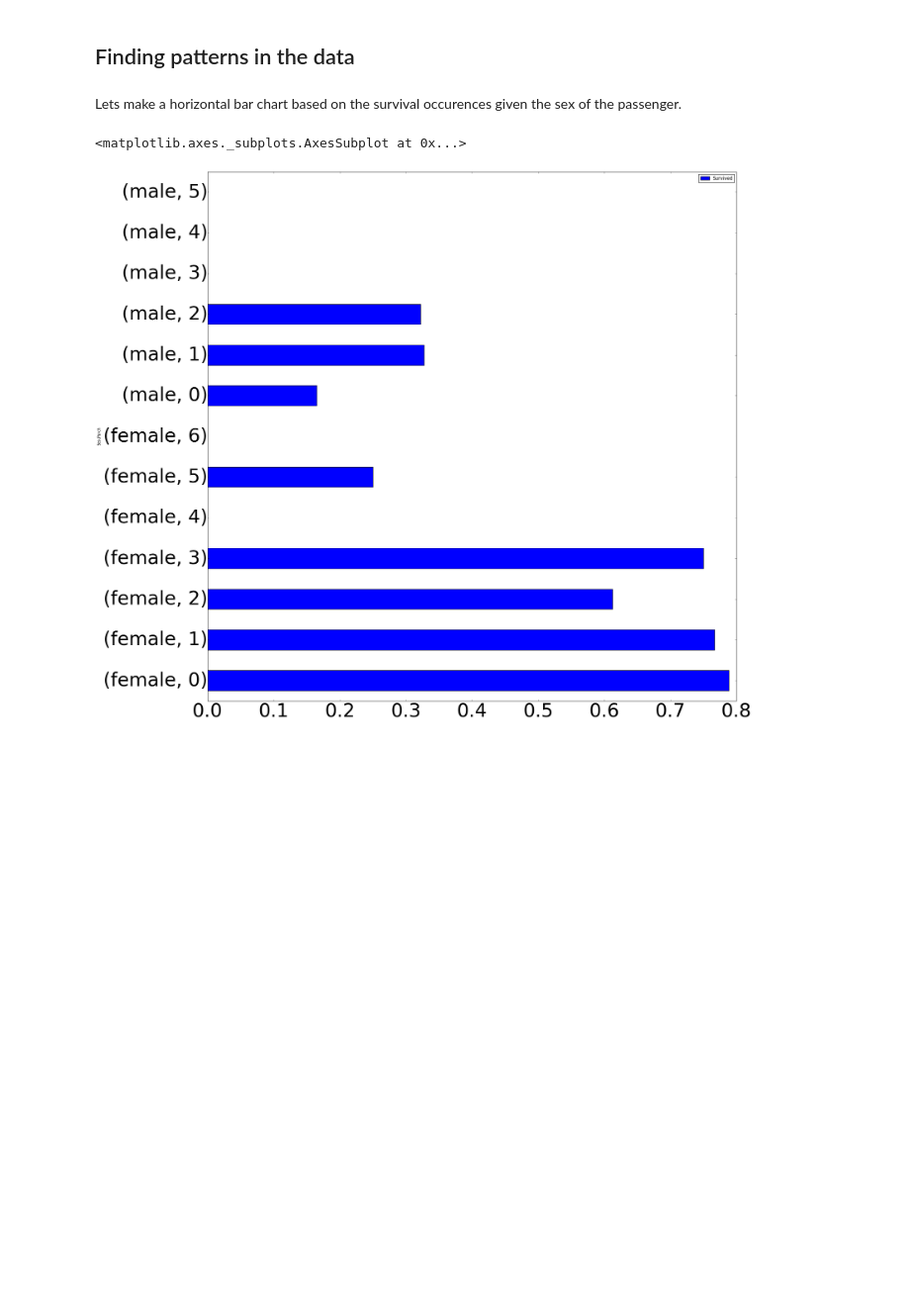
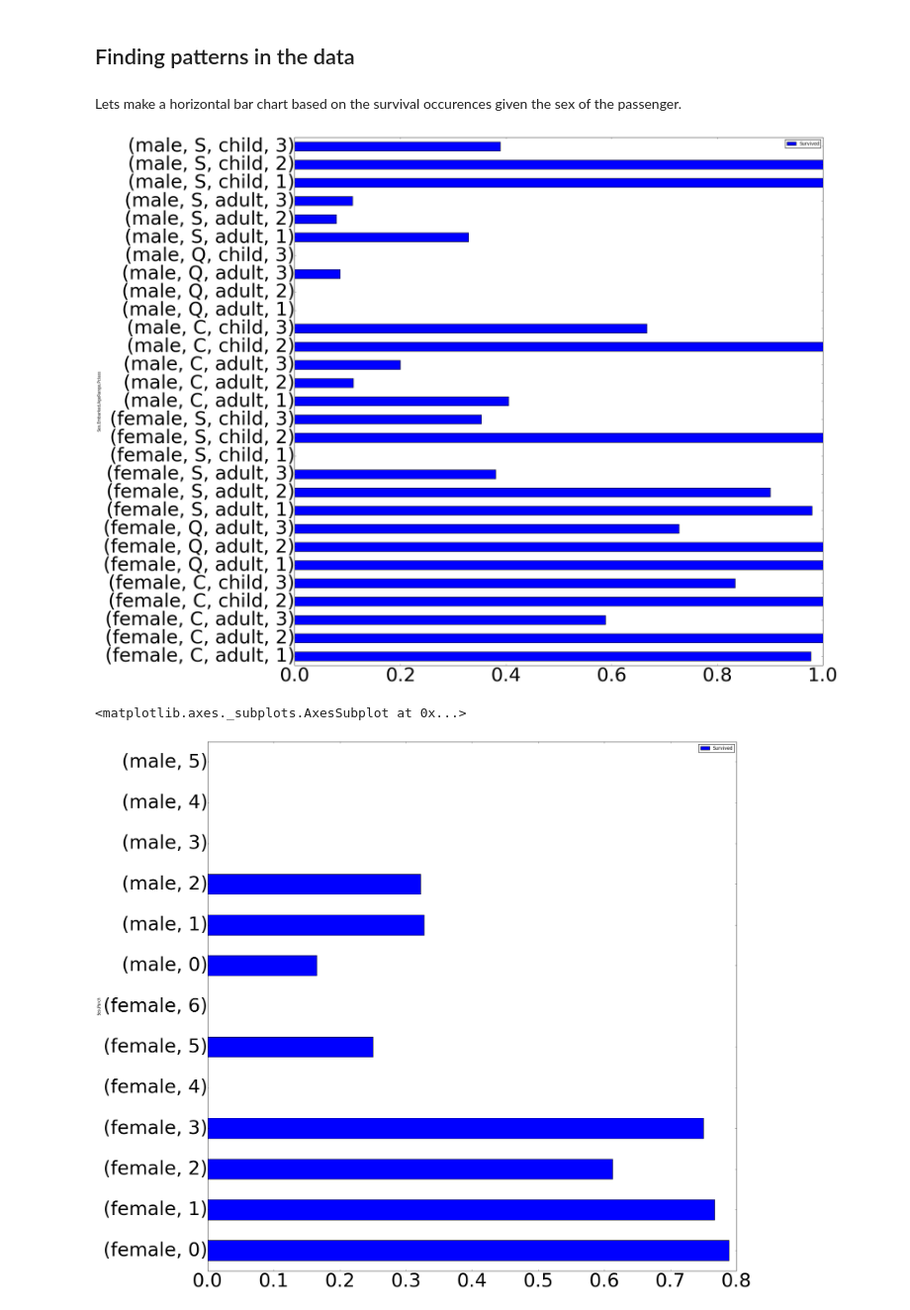
Before and after one commit to tiy-gvl-python/titanic, a Jupyter notebook: titanic_prediction.ipynb, the cells around one changed output. Shown at 99% size. Drawn from its saved outputs; the diff is of its cells as text; code cells hidden in the pictures; blank space fills up the shorter version.

```diff
--- a/titanic_prediction.ipynb
+++ b/titanic_prediction.ipynb
@@ -68,6 +68,10 @@ sex_results.plot(kind="barh")
 plt.axvline(x=0.5, linewidth=2, color='r')
 sex_results
 -->
+# %%
+port = pd.pivot_table(train, index=["Sex","Embarked", "AgeRange", "Pclass"], values=["Survived"]).plot(kind="barh", figsize=(25,25), fontsize=50)
+# %% [output]
+[figure, added]
 # %%
 parch = pd.pivot_table(train, index=["Sex","Parch"], values=["Survived"])
 parch.plot(kind="barh", figsize=(25,25), fontsize=50)
```
Also changed, not shown: parts of 5 cells of this notebook, 1 other file.
